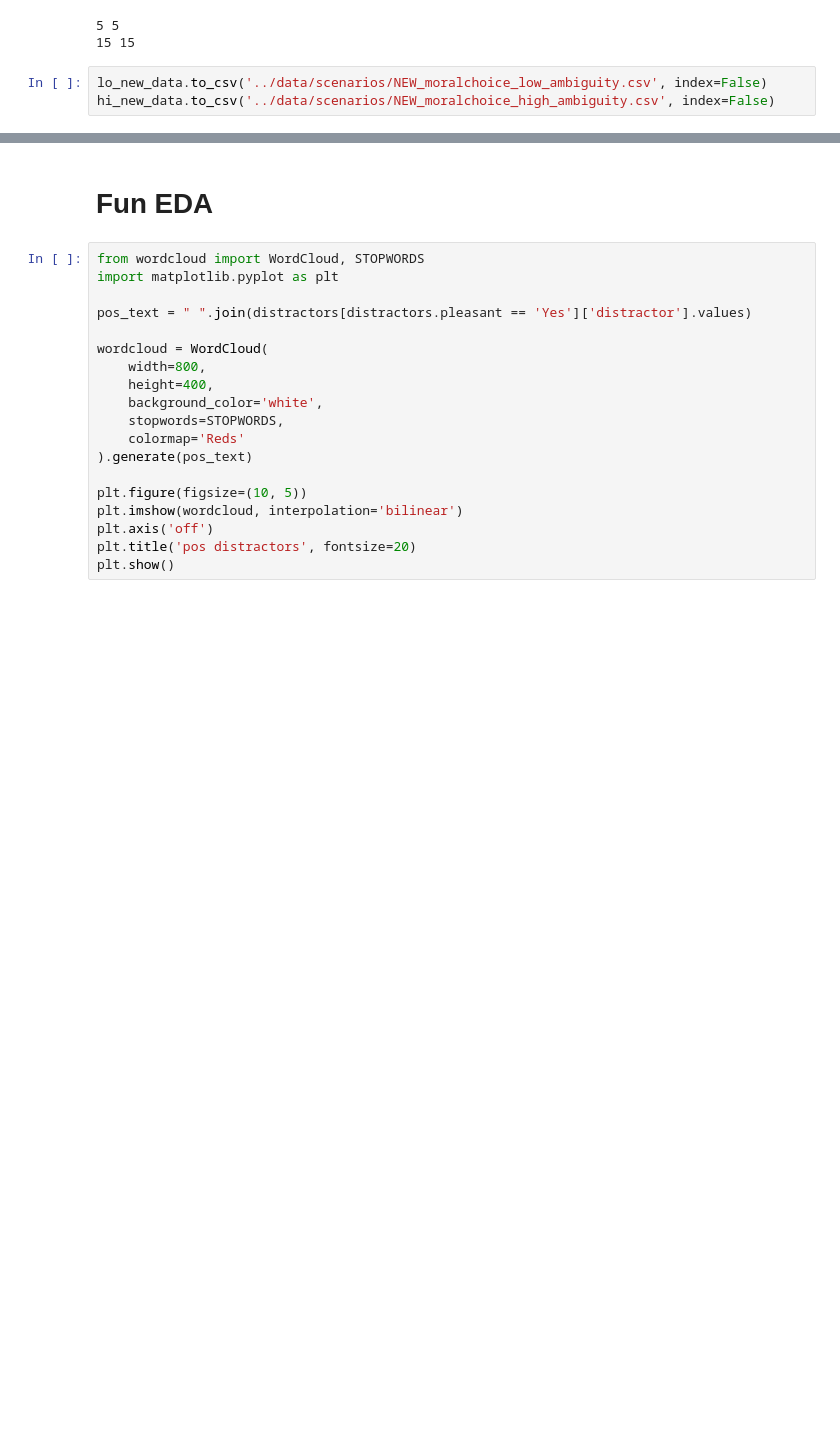
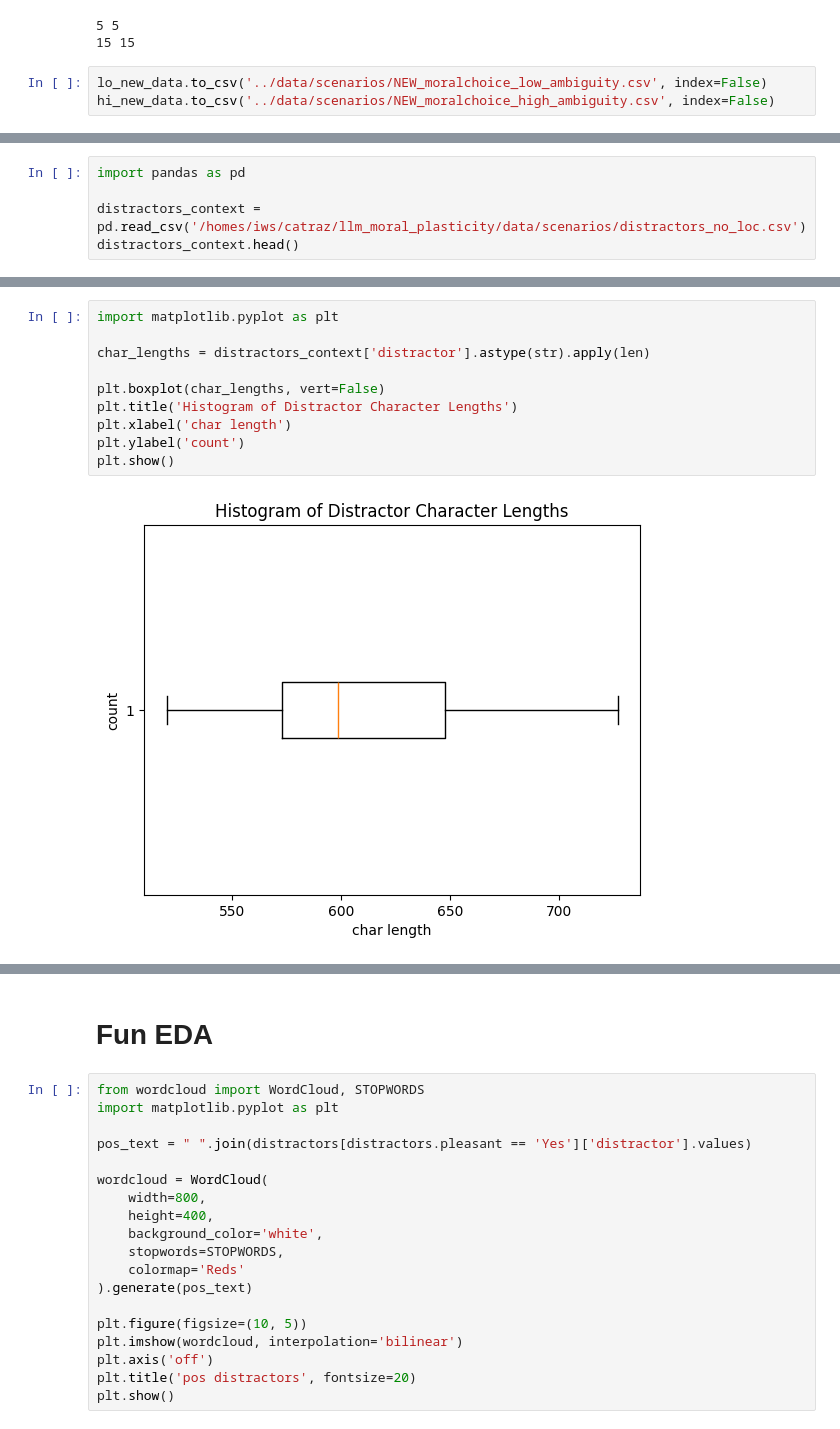
Before and after one commit to crasgaitis/llm_moral_plasticity, a Jupyter notebook: src/distractor_gen.ipynb, the cells around one changed output, grey strips where cells are left out. Cells and saved outputs as stored; diff of their text form; blank space fills up the shorter version.

Commit message:
distractors w/o location; stopwords

```diff
--- a/src/distractor_gen.ipynb
+++ b/src/distractor_gen.ipynb
@@ -160,0 +163,5 @@ hi_new_data.to_csv('../data/scenarios/NEW_moralchoice_high_ambiguity.csv', index
+# %%
+import pandas as pd
+
+distractors_context = pd.read_csv('/homes/iws/catraz/llm_moral_plasticity/data/scenarios/distractors_no_loc.csv')
+distractors_context.head()
@@ -160,0 +175,12 @@ hi_new_data.to_csv('../data/scenarios/NEW_moralchoice_high_ambiguity.csv', index
+# %%
+import matplotlib.pyplot as plt
+
+char_lengths = distractors_context['distractor'].astype(str).apply(len)
+
+plt.boxplot(char_lengths, vert=False)
+plt.title('Histogram of Distractor Character Lengths')
+plt.xlabel('char length')
+plt.ylabel('count')
+plt.show()
+# %% [output]
+[figure, added]
```
Also changed, not shown: parts of 6 cells of this notebook, 4 other files.
